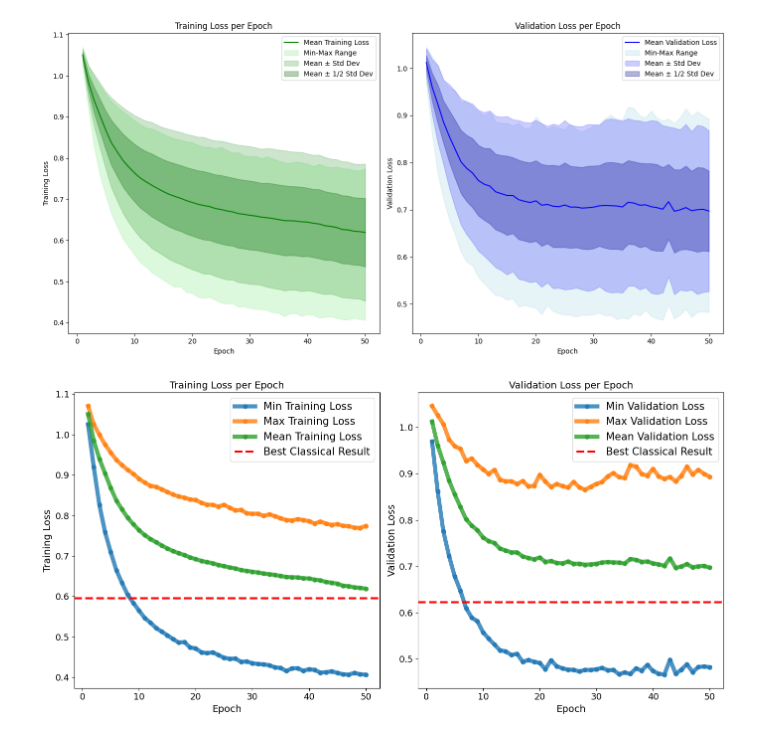
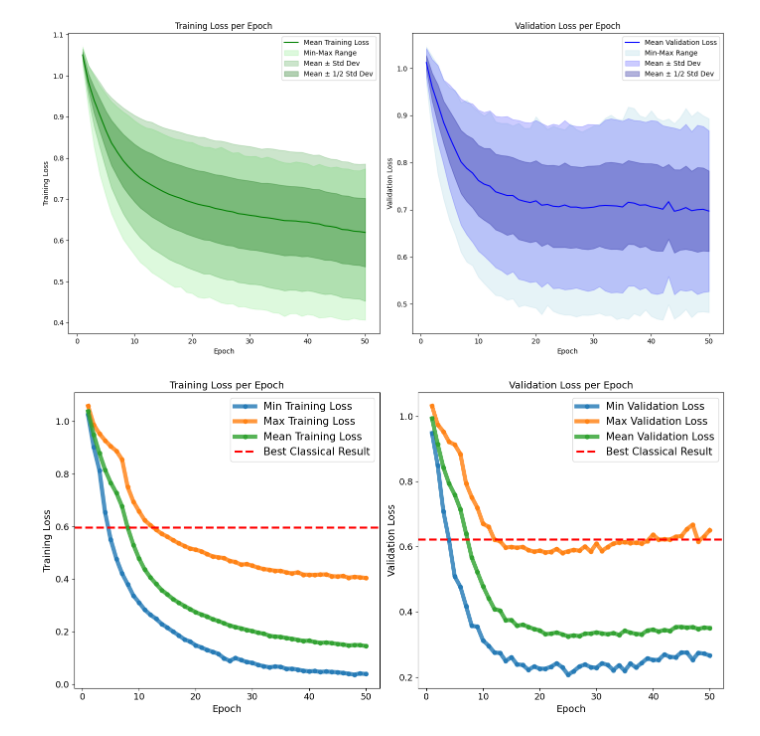
Before and after one commit to yeray142/QDraw, a Jupyter notebook: notebooks/average_experiment.ipynb, the cells around one changed output. Saved outputs shown, nothing was run; the diff lists cells and outputs as text; code cells hidden in the pictures.

Commit message:
Adding new plots

```diff
--- a/notebooks/average_experiment.ipynb
+++ b/notebooks/average_experiment.ipynb
@@ -6,7 +6,7 @@ import re
 import matplotlib.pyplot as plt
 
 # Read the data from the text file
-file_path = 'quantum_lstm_3class_2edition_qfixed.txt'
+file_path = 'average_separable.txt'
 with open(file_path, 'r') as file:
     lines = file.readlines()
 
@@ -16,7 +16,7 @@ for line in lines:
     match = re.search(r'Iteration (\d+), Epoch (\d+), Accuracy: ([\d\.]+), Loss: ([\d\.]+), Validation Accuracy: ([\d\.]+), Validation Loss: ([\d\.]+)', line)
     if match:
         iteration = int(match.group(1))
-        if iteration not in [1, 3]:  # Skip iteration 1 and 3
+        if iteration not in [4, 6]:  # Skip iteration 4 and 6
             epoch = int(match.group(2))
             accuracy = float(match.group(3))
             loss = float(match.group(4))
@@ -195,7 +195,7 @@ def parse_original_data(file_path):
         match = re.search(r'Iteration (\d+), Epoch (\d+), Accuracy: ([\d\.]+), Loss: ([\d\.]+), Validation Accuracy: ([\d\.]+), Validation Loss: ([\d\.]+)', line)
         if match:
             iteration = int(match.group(1))
-            if iteration not in [1, 3]:  # Skip iteration 1 and 3
+            if iteration not in [4, 6]:  # Skip iteration 1 and 3
                 epoch = int(match.group(2))
                 accuracy = float(match.group(3))
                 loss = float(match.group(4))
@@ -224,7 +224,7 @@ def parse_new_data(file_path):
     return pd.DataFrame(data, columns=['Epoch', 'Accuracy', 'Loss', 'Val_Accuracy', 'Val_Loss'])
 
 # Paths to the original and new data files
-original_file_path = 'quantum_lstm_3class_2edition_qfixed.txt'
+original_file_path = 'average_separable.txt'
 new_file_path = 'classical_lstm_3class_2edition.txt'
 
 # Parse the data
@@ -252,31 +252,32 @@ a = .8
 # Plot the data
 plt.figure(figsize=(14, 7))
 
 # Training Loss
 ax1 = plt.subplot(1, 2, 1)
 ax1.plot(grouped['Epoch'], grouped['Loss_min'], label='Min Training Loss', marker='o', linewidth=lw, alpha=a)
 ax1.plot(grouped['Epoch'], grouped['Loss_max'], label='Max Training Loss', marker='o', linewidth=lw, alpha=a)
 ax1.plot(grouped['Epoch'], grouped['Loss_mean'], label='Mean Training Loss', marker='o', linewidth=lw, alpha=a)
 ax1.axhline(y=best_classical_loss, color='red', linestyle='--', linewidth=lw//2, label='Best Classical Result')
 ax1.set_xlabel('Epoch', size=s - 1)
 ax1.set_ylabel('Training Loss', size=s - 1)
 ax1.tick_params(axis='both', which='major', labelsize=int(.9*s))
 ax1.legend(prop={"size":s})
 ax1.set_title('Training Loss per Epoch', size=s - 1)
 
 # Validation Loss
 ax2 = plt.subplot(1, 2, 2)
 ax2.plot(grouped['Epoch'], grouped['Val_Loss_min'], label='Min Validation Loss', marker='o', linewidth=lw, alpha=a)
 ax2.plot(grouped['Epoch'], grouped['Val_Loss_max'], label='Max Validation Loss', marker='o', linewidth=lw, alpha=a)
 ax2.plot(grouped['Epoch'], grouped['Val_Loss_mean'], label='Mean Validation Loss', marker='o', linewidth=lw, alpha=a)
 ax2.axhline(y=best_classical_val_loss, color='red', linestyle='--', linewidth=lw//2, label='Best Classical Result')
 ax2.set_xlabel('Epoch', size=s - 1)
 ax2.set_ylabel('Validation Loss', size=s - 1)
 ax2.tick_params(axis='both', which='major', labelsize=int(.9*s))
 ax2.legend(prop={"size":s})
 ax2.set_title('Validation Loss per Epoch', size=s - 1)
 
 plt.tight_layout()
+plt.savefig('average_separable_10iterations_50epochs.png')
 plt.show()
 # %% [output]
-[figure, old version]
+[figure, new version]
```
Also changed, not shown: parts of 1 cell of this notebook, 11 other files.
